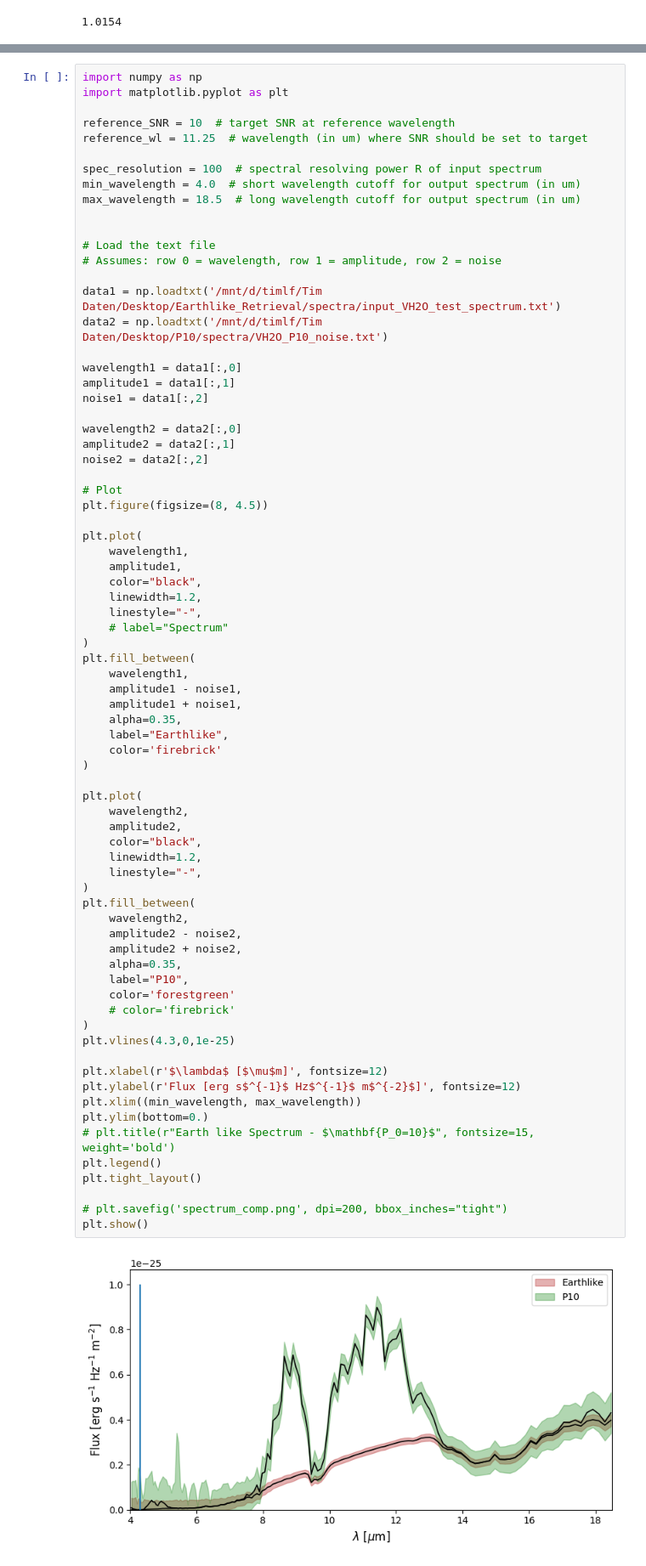
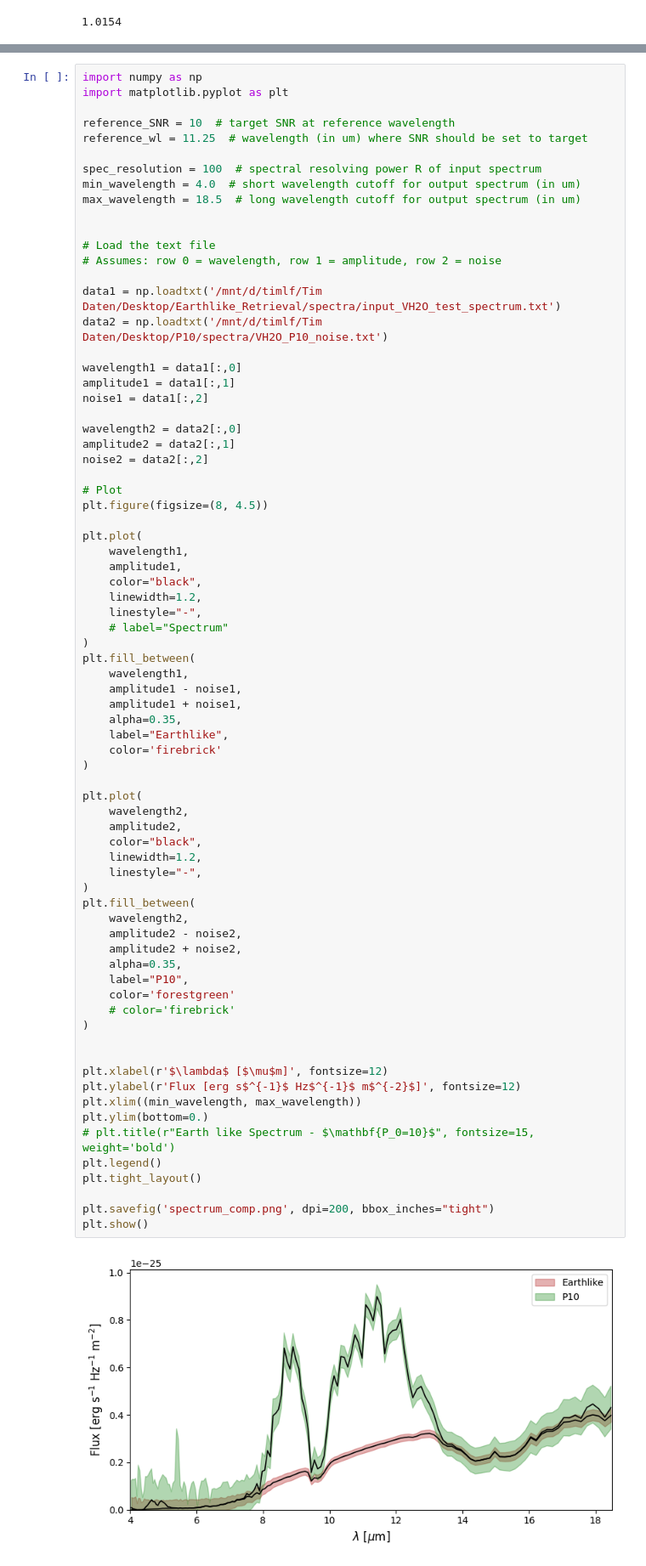
Before and after one commit to Tim171717/Semester_Project_Too, a Jupyter notebook: Testing.ipynb, the cells around one changed output, grey strips where cells are left out. Shown at 85% size. Drawn from its saved outputs; the diff is of its cells as text.

```diff
--- a/Testing.ipynb
+++ b/Testing.ipynb
@@ -1124,36 +1124,36 @@ plt.fill_between(
     color='firebrick'
 )
 
 plt.plot(
     wavelength2,
     amplitude2,
     color="black",
     linewidth=1.2,
     linestyle="-",
 )
 plt.fill_between(
     wavelength2,
     amplitude2 - noise2,
     amplitude2 + noise2,
     alpha=0.35,
     label="P10",
     color='forestgreen'
     # color='firebrick'
 )
-plt.vlines(4.3,0,1e-25)
+
 
 plt.xlabel(r'$\lambda$ [$\mu$m]', fontsize=12)
 plt.ylabel(r'Flux [erg s$^{-1}$ Hz$^{-1}$ m$^{-2}$]', fontsize=12)
 plt.xlim((min_wavelength, max_wavelength))
 plt.ylim(bottom=0.)
 # plt.title(r"Earth like Spectrum - $\mathbf{P_0=10}$", fontsize=15, weight='bold')
 plt.legend()
 plt.tight_layout()
 
-# plt.savefig('spectrum_comp.png', dpi=200, bbox_inches="tight")
+plt.savefig('spectrum_comp.png', dpi=200, bbox_inches="tight")
 plt.show()
 # %% [output]
-[figure, old version]
+[figure, new version]
 # %%
 import numpy as np
 import matplotlib.pyplot as plt
```
